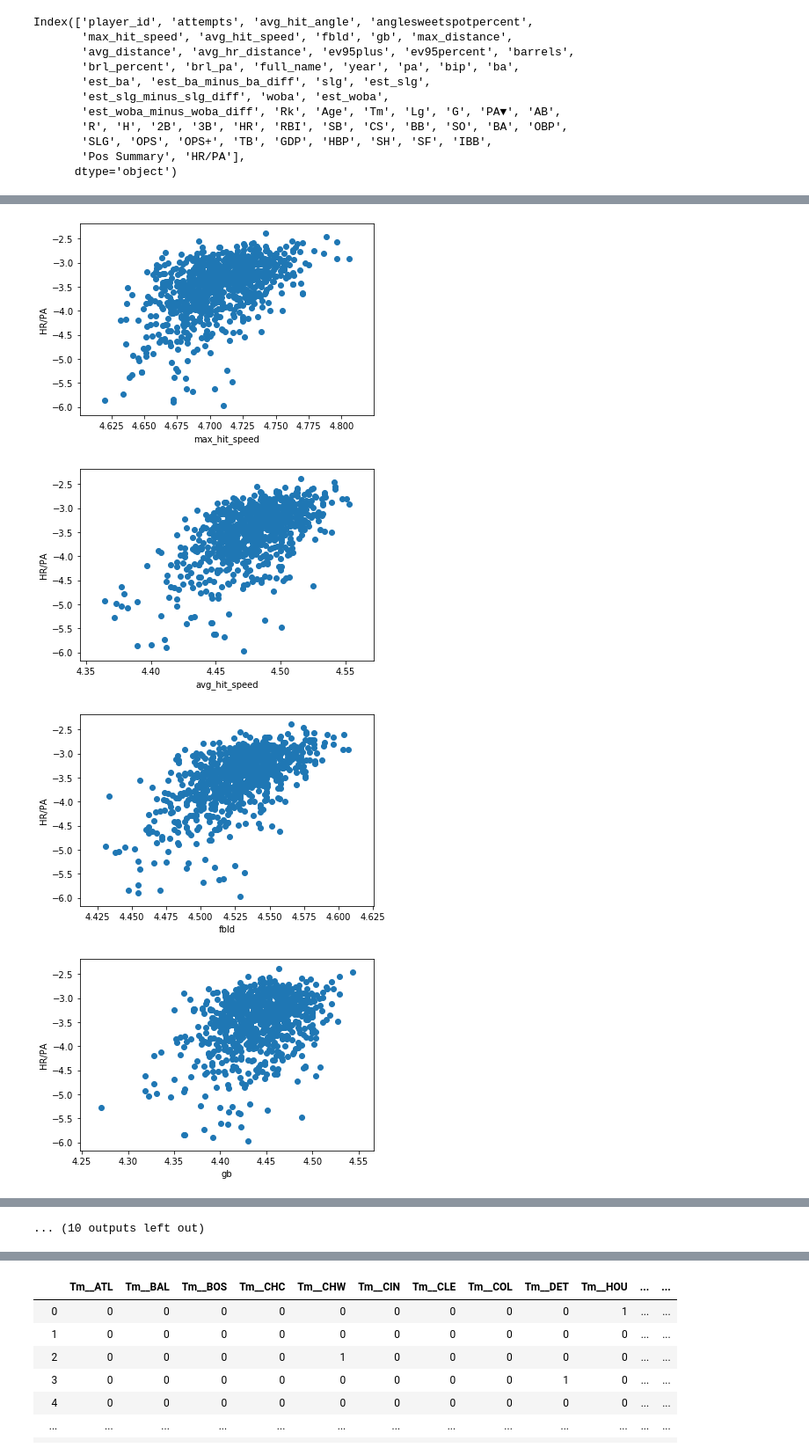
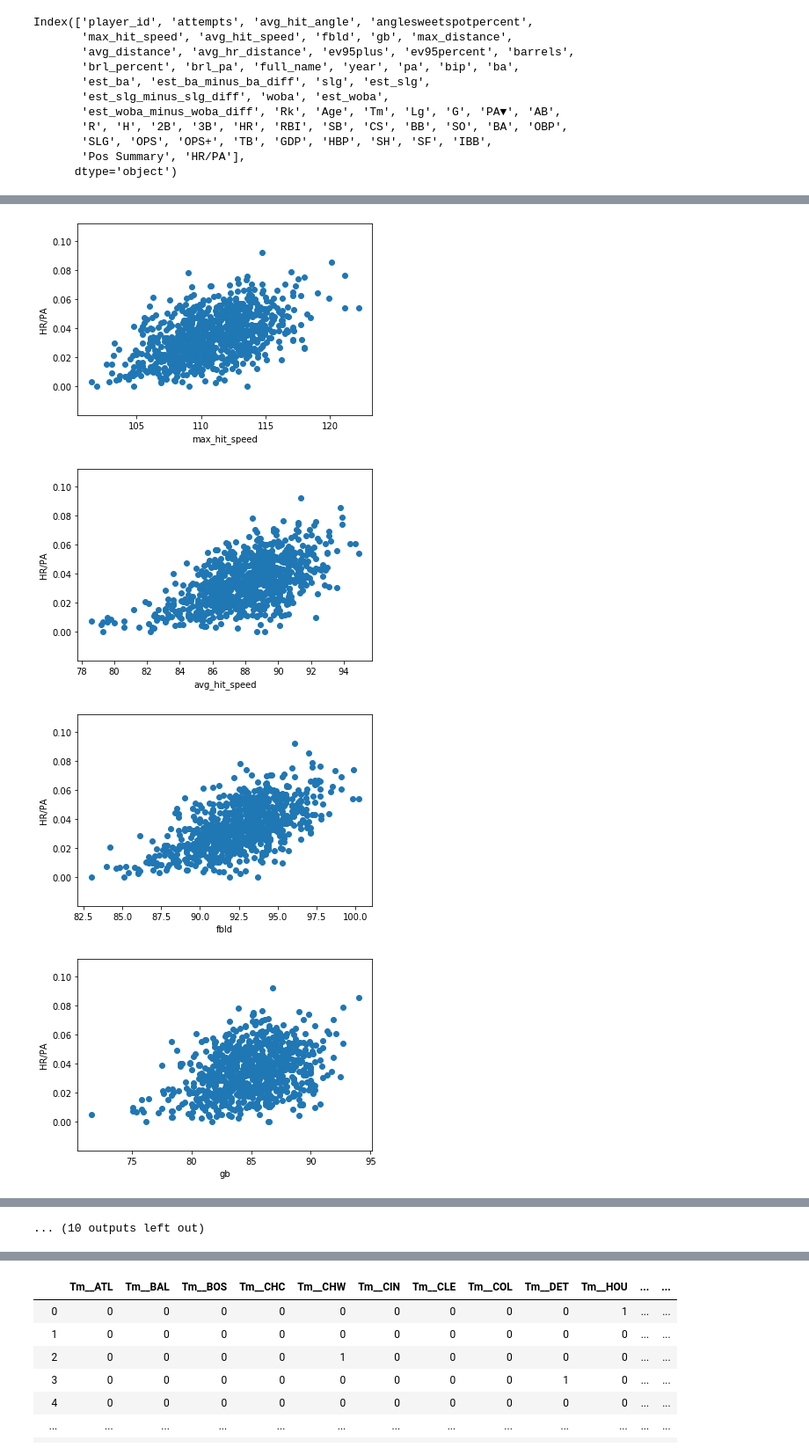
Before and after one commit to jacksonbull87/baseball_HR_linear_regression, a Jupyter notebook: Loading_Dataset/Data_Examination.ipynb, the cells around one changed output, grey strips where cells are left out. Shown: that part at 88% size. Cells and saved outputs as stored; diff of their text form; code cells hidden in the pictures.

```diff
--- a/Loading_Dataset/Data_Examination.ipynb
+++ b/Loading_Dataset/Data_Examination.ipynb
@@ -30,7 +35,7 @@ Index(['player_id', 'attempts', 'avg_hit_angle', 'anglesweetspotpercent',
        'Pos Summary', 'HR/PA'],
       dtype='object')
 # %%
-obvious_drop = ['player_id', 'attempts', 'Rk', 'full_name', 'year', 'pa', 'bip', 'est_ba_minus_ba_diff', 'est_slg_minus_slg_diff', 'est_woba_minus_woba_diff', 'Lg', 'G', 'AB', 'R', 'H', '2B', '3B', 'HR', 'BB', 'SB', 'CS', 'OPS+', 'TB', 'GDP', 'HBP', 'Pos Summary', 'ev95plus', 'barrels', 'brl_percent']
+obvious_drop = ['player_id', 'attempts', 'Rk', 'full_name', 'year', 'pa', 'bip', 'est_ba_minus_ba_diff', 'est_slg_minus_slg_diff', 'est_woba_minus_woba_diff', 'Lg', 'G', 'AB', 'R', 'H', '2B', '3B', 'BB', 'SB', 'CS', 'OPS+', 'TB', 'GDP', 'HBP', 'Pos Summary', 'ev95plus', 'barrels', 'brl_percent']
 # %%
 master_df_2 = master_df.drop(obvious_drop, axis = 1)
 # %%
@@ -52,6 +57,8 @@ master_df_2['SH/PA'] = master_df_2['SH'] / master_df_2['PA▼']
 master_df_2['SF/PA'] = master_df_2['SF'] / master_df_2['PA▼']
 # %%
 master_df_2['IBB/PA'] = master_df_2['IBB'] / master_df_2['PA▼']
+# %%
+master_df_2['CHR_per_PA'] = master_df_2['HR'] / master_df_2['PA▼']
 # %%
 master_df_2.drop(['RBI', 'SO', 'SH', 'SF', 'IBB', 'PA▼'], axis = 1, inplace = True)
 # %%
@@ -74,9 +82,6 @@ def transform_analyse_continous(df, var):
     if 0 in df[var].unique():
         pass
     else:
-        # log transform
-        df[var] = np.log(df[var])
-        df['HR/PA'] = np.log(df['HR/PA'])
         plt.scatter(df[var], df['HR/PA'])
         plt.ylabel('HR/PA')
         plt.xlabel(var)
@@ -90,4 +95,4 @@ for var in num_vars:
-[figure, old version]
+[figure, new version]
-[figure, old version]
+[figure, new version]
-[figure, old version]
+[figure, new version]
-[figure, old version]
+[figure, new version]
```
Also changed, not shown: parts of 13 cells of this notebook, 2 other files.
